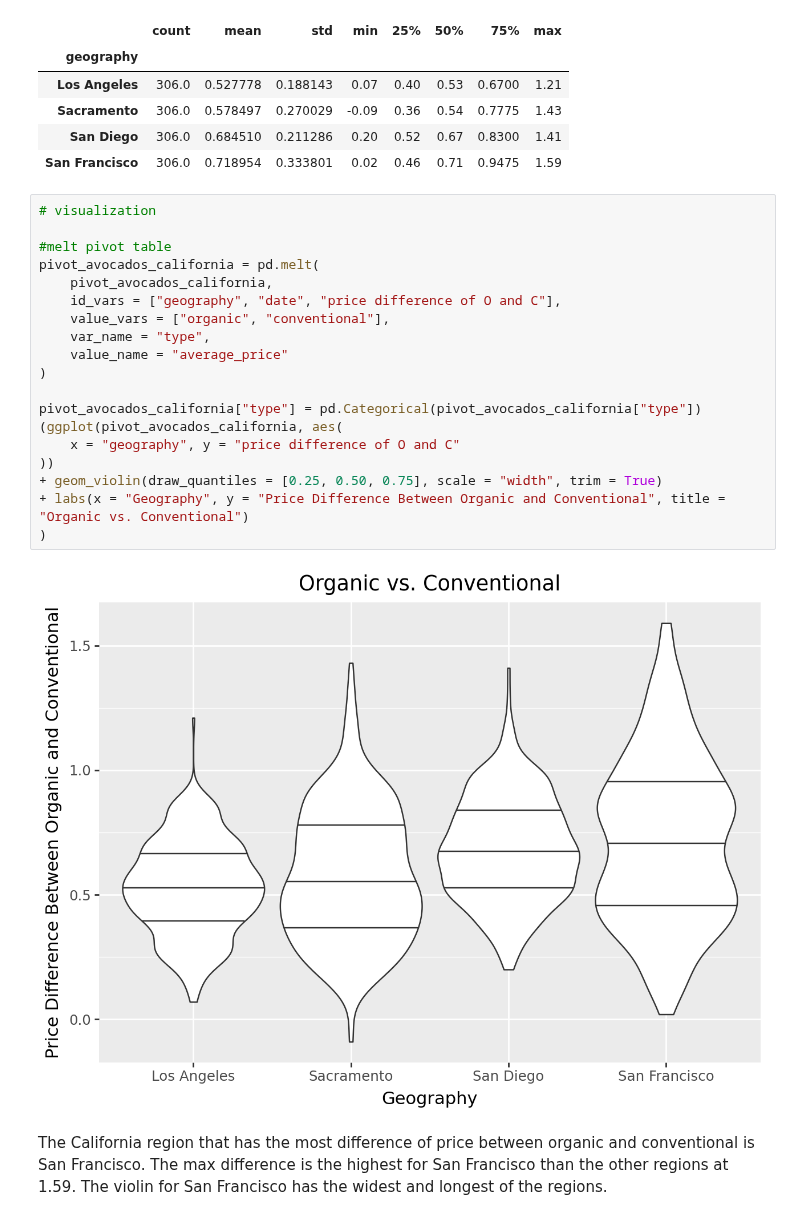
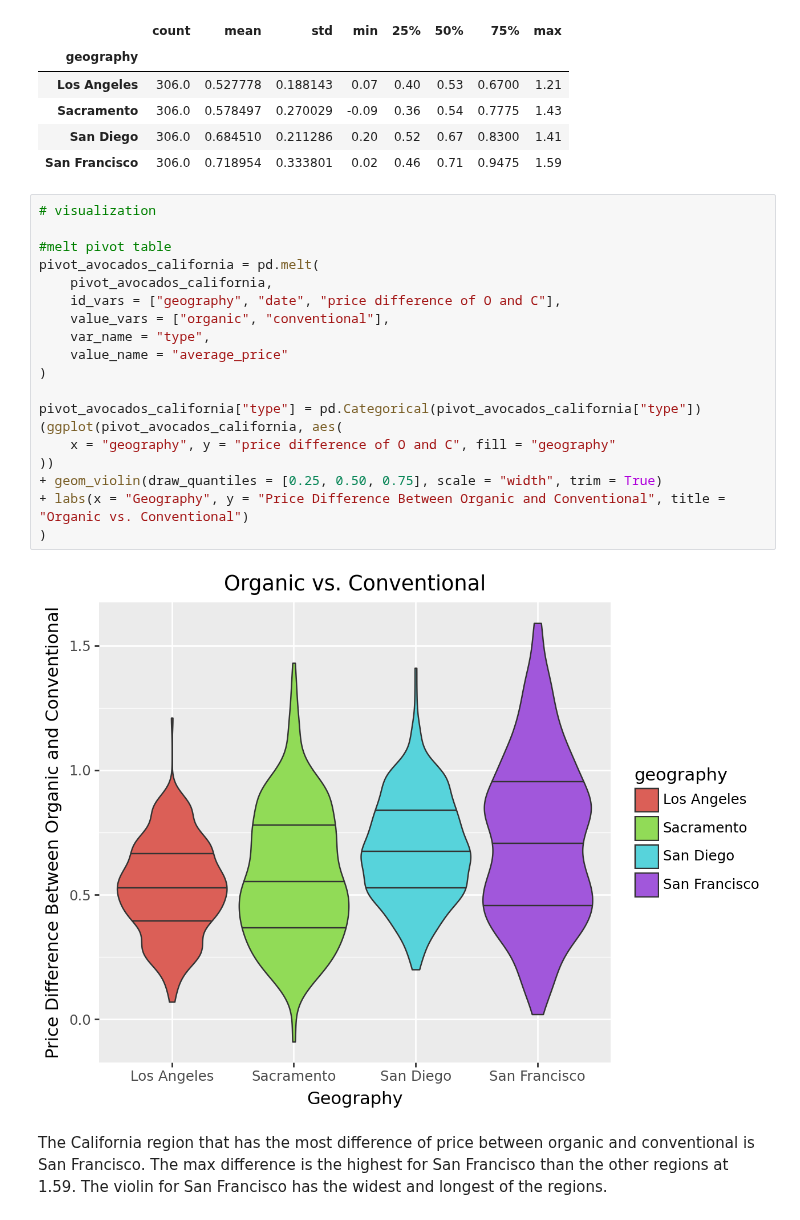
Before and after one commit to summerchurby/GSB-544, a Jupyter notebook: Lab2_AvocadoSales.ipynb, the cells around one changed output. Drawn from its saved outputs; the diff is of its cells as text.

```diff
--- a/Lab2_AvocadoSales.ipynb
+++ b/Lab2_AvocadoSales.ipynb
@@ -197,24 +197,24 @@ pivot_avocados_california.groupby("geography")["price difference of O and C"].de
 # %%
 # visualization
 
 #melt pivot table
 pivot_avocados_california = pd.melt(
     pivot_avocados_california,
     id_vars = ["geography", "date", "price difference of O and C"],
     value_vars = ["organic", "conventional"],
     var_name = "type",
     value_name = "average_price"
 )
 
 pivot_avocados_california["type"] = pd.Categorical(pivot_avocados_california["type"])
 (ggplot(pivot_avocados_california, aes(
-    x = "geography", y = "price difference of O and C"
+    x = "geography", y = "price difference of O and C", fill = "geography"
 ))
 + geom_violin(draw_quantiles = [0.25, 0.50, 0.75], scale = "width", trim = True)
 + labs(x = "Geography", y = "Price Difference Between Organic and Conventional", title = "Organic vs. Conventional")
 )
 # %% [output]
-[figure, old version]
+[figure, new version]
 # %% [markdown]
 The California region that has the most difference of price between organic and conventional is San Francisco. The max difference is the highest for San Francisco than the other regions at 1.59. The violin for San Francisco has the widest and longest of the regions.
 # %% [markdown]
```
Also changed, not shown: parts of 2 cells of this notebook.
